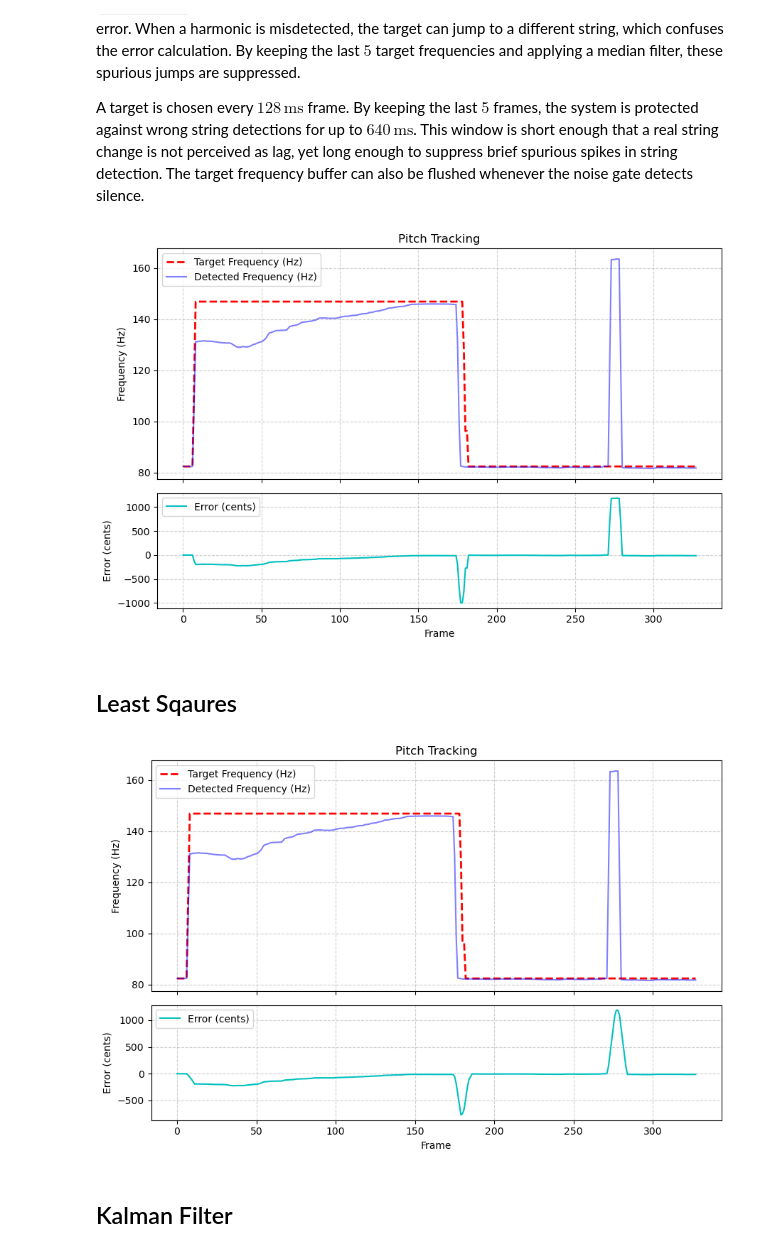
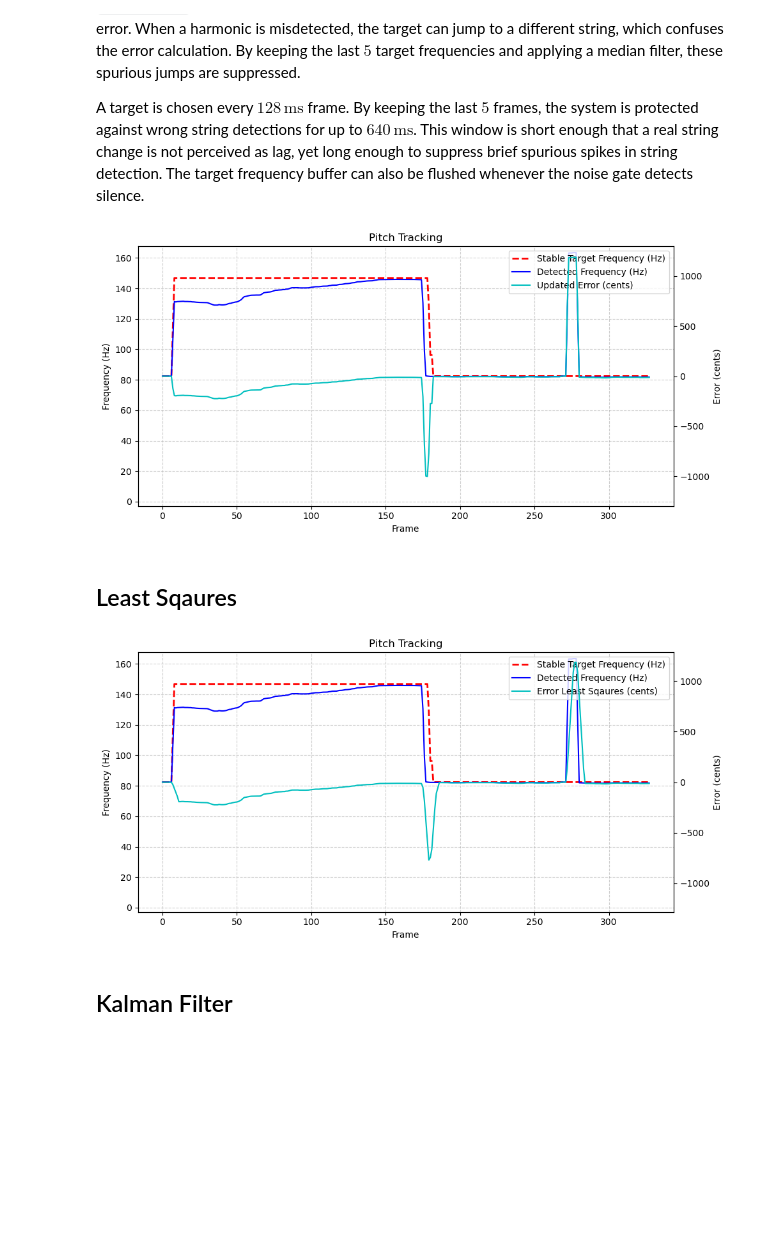
Before and after one commit to b-ashford/Auto-Tuner, a Jupyter notebook: docs/pitch_tracking.ipynb, the cells around one changed output. Saved outputs shown, nothing was run; the diff lists cells and outputs as text; code cells hidden in the pictures; blank space fills up the shorter version.

```diff
--- a/docs/pitch_tracking.ipynb
+++ b/docs/pitch_tracking.ipynb
@@ -42,35 +66,67 @@ stabilised_error = []
 fifo_trgt = deque(maxlen=20)
 fifo_det = deque(maxlen=10)
 for target, detected in zip(target_freq, detected_freq):
 
     if detected <= 60:
         detected = stabilised_detected[-1] if stabilised_detected else target
 
 
     err = get_error_in_cents(detected, target)
 
 
     if abs(err) > 1000:
         detected = stabilised_detected[-1] if stabilised_detected else target
 
 
 
     fifo_trgt.append(target)
     fifo_det.append(detected)
     stable_target = statistics.median(fifo_trgt)
     stable_detected = statistics.median(fifo_det)
     stabilised_targets.append(stable_target)
     stabilised_detected.append(stable_detected)
 
 # Recalculate error
 updated_error_cents = []
 for target_f, f in zip(stabilised_targets, stabilised_detected):
     updated_error_cents.append(get_error_in_cents(f, target_f))
 
+# ---------------- plotting ----------------
+fig, ax1 = plt.subplots(figsize=(10, 5))
 
-plot_pitch_tracking(stabilised_targets, stabilised_detected, updated_error_cents)
+# Left axis (Hz)
+ax1.plot(stabilised_targets,"r--",linewidth=2 ,label="Stable Target Frequency (Hz)")
+ax1.plot(stabilised_detected,"b", label="Detected Frequency (Hz)")
+ax1.set_xlabel("Frame")
+ax1.set_ylabel("Frequency (Hz)")
+
+# Symmetric about 82.41
+center = 82.35
+ymin, ymax = ax1.get_ylim()
+span = max(center - ymin, ymax - center)
+ax1.set_ylim(center - span, center + span)
+
+# Right axis (cents)
+ax2 = ax1.twinx()
+ax2.plot(updated_error_cents, "c", label="Updated Error (cents)")
+ax2.set_ylabel("Error (cents)")
+
+# Symmetric about 0
+ymin, ymax = ax2.get_ylim()
+span = max(abs(ymin), abs(ymax))
+ax2.set_ylim(-span, span)
+
+# Combine legends
+lines = ax1.get_lines() + ax2.get_lines()
+labels = [l.get_label() for l in lines]
+ax1.legend(lines, labels, loc="upper right")
+
+plt.title("Pitch Tracking")
+ax1.grid(True, linestyle="--", alpha=0.6)
+plt.tight_layout()
+plt.show()
 # %% [output]
-[figure, old version]
+[figure, new version]
 # %% [markdown]
 ## Least Sqaures
 # %%
@@ -91,9 +147,43 @@ for target, detected, error_meas in zip(
         error_LS.append(error_meas)
 
 
-plot_pitch_tracking(stabilised_targets, stabilised_detected, error_LS)
+
+# ---------------- plotting ----------------
+fig, ax1 = plt.subplots(figsize=(10, 5))
+
+# Left axis (Hz)
+ax1.plot(stabilised_targets,"r--",linewidth=2 ,label="Stable Target Frequency (Hz)")
+ax1.plot(stabilised_detected,"b", label="Detected Frequency (Hz)")
+ax1.set_xlabel("Frame")
+ax1.set_ylabel("Frequency (Hz)")
+
+# Symmetric about 82.41
+center = 82.35
+ymin, ymax = ax1.get_ylim()
+span = max(center - ymin, ymax - center)
+ax1.set_ylim(center - span, center + span)
+
+# Right axis (cents)
+ax2 = ax1.twinx()
+ax2.plot(error_LS, "c", label="Error Least Sqaures (cents)")
+ax2.set_ylabel("Error (cents)")
+
+# Symmetric about 0
+ymin, ymax = ax2.get_ylim()
+span = max(abs(ymin), abs(ymax))
+ax2.set_ylim(-span, span)
+
+# Combine legends
+lines = ax1.get_lines() + ax2.get_lines()
+labels = [l.get_label() for l in lines]
+ax1.legend(lines, labels, loc="upper right")
+
+plt.title("Pitch Tracking")
+ax1.grid(True, linestyle="--", alpha=0.6)
+plt.tight_layout()
+plt.show()
 # %% [output]
-[figure, old version]
+[figure, new version]
 # %% [markdown]
 ## Kalman Filter
 # %%
```
Also changed, not shown: parts of 2 cells of this notebook.
